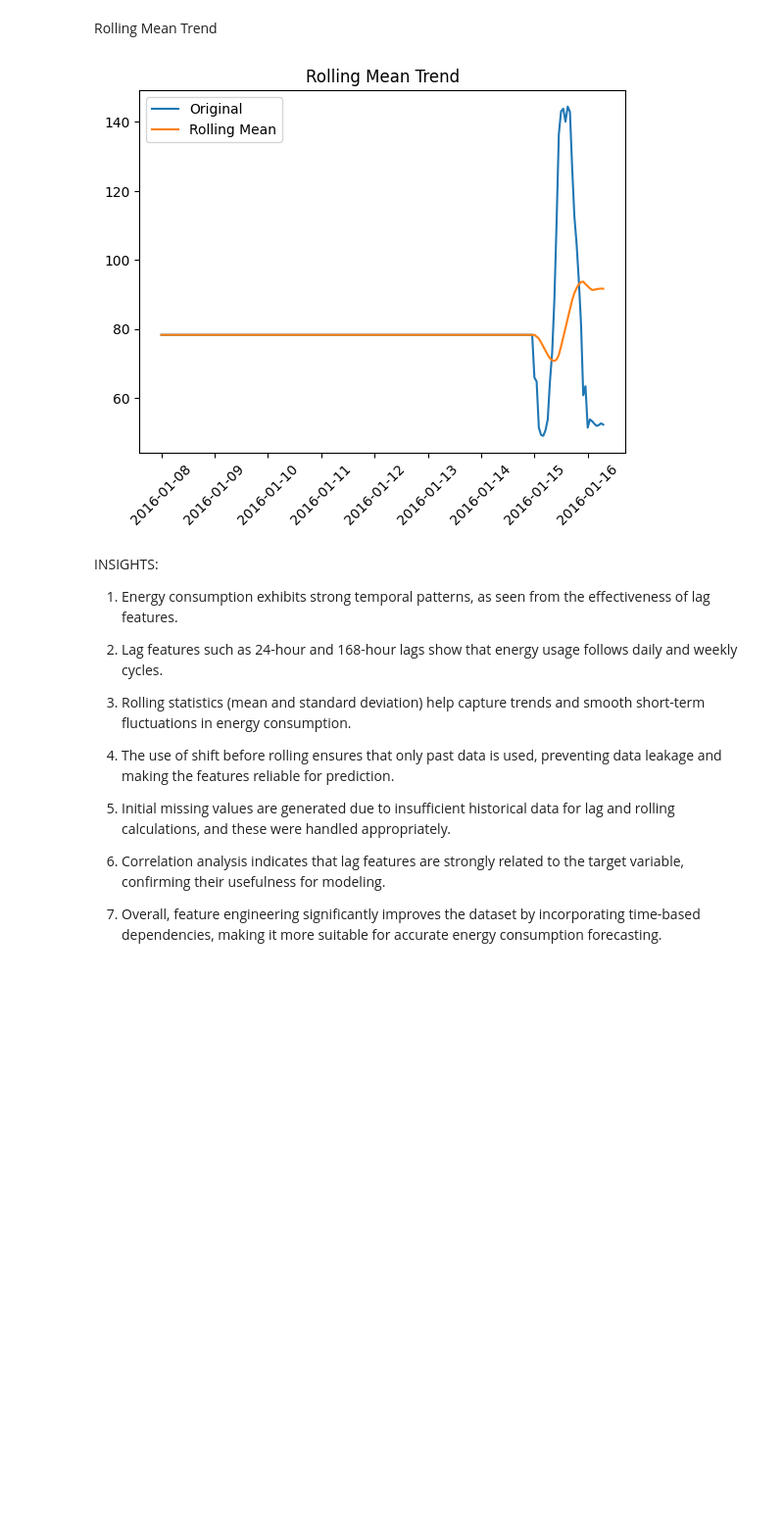
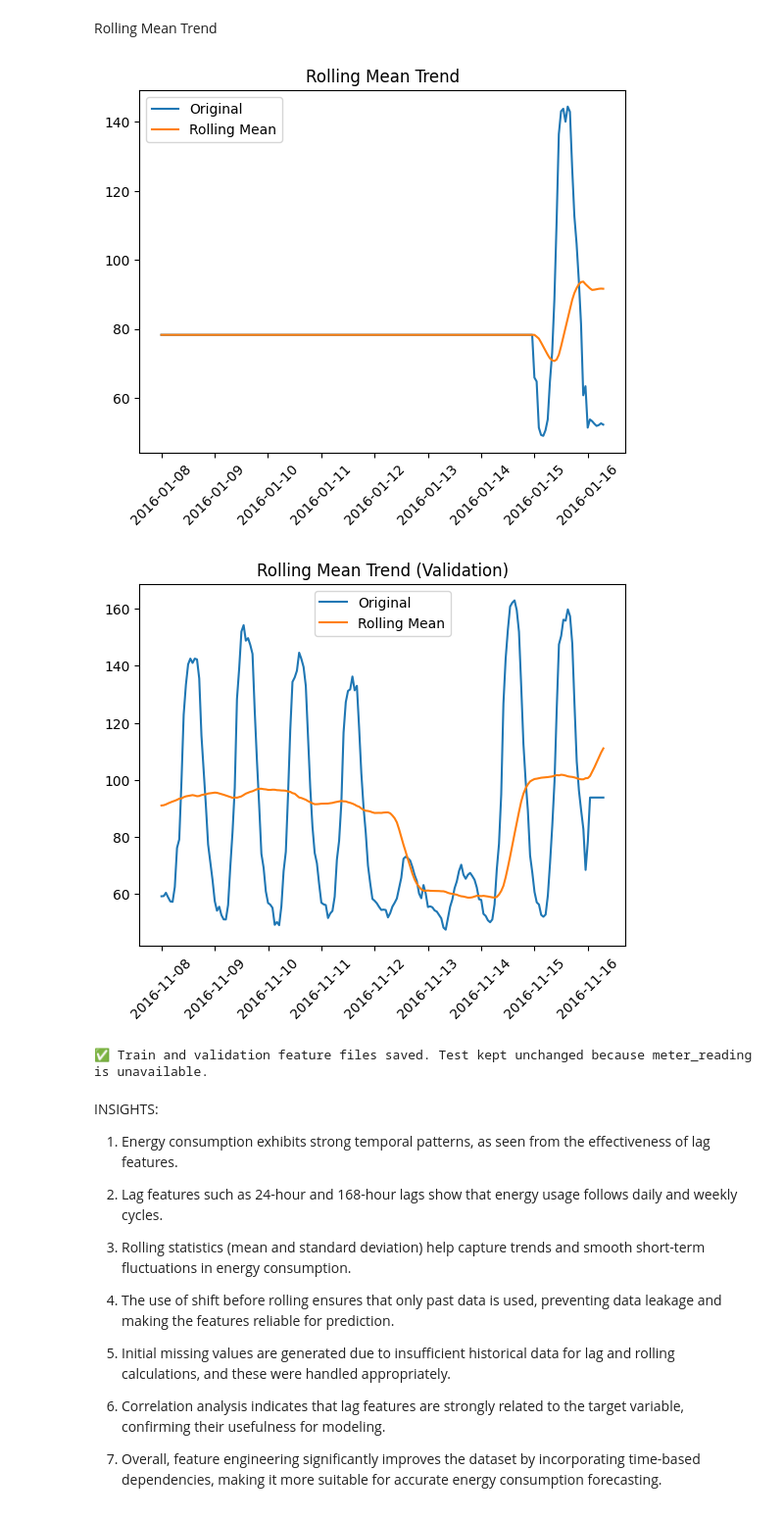
Before and after one commit to ZahraSabouri/CMT307_GreatEnergyPredictor, a Jupyter notebook: notebooks/Shivalika_Time_Series_Patterns.ipynb, the cells around one changed output. Shown at 98% size. Saved outputs shown, nothing was run; the diff lists cells and outputs as text; code cells hidden in the pictures; blank space fills up the shorter version.

```diff
--- a/notebooks/Shivalika_Time_Series_Patterns.ipynb
+++ b/notebooks/Shivalika_Time_Series_Patterns.ipynb
@@ -579,14 +721,23 @@ The lag feature clearly represents past values of the original time series.
 Rolling Mean Trend
 # %%
 plt.figure()
-plt.plot(sample['timestamp'], sample['meter_reading'], label='Original')
-plt.plot(sample['timestamp'], sample['rolling_mean_24h'], label='Rolling Mean')
+plt.plot(sample1['timestamp'], sample1['meter_reading'], label='Original')
+plt.plot(sample1['timestamp'], sample1['rolling_mean_24h'], label='Rolling Mean')
 plt.legend()
 plt.title("Rolling Mean Trend")
 plt.xticks(rotation=45)
 plt.show()
+
+
+plt.plot(sample2['timestamp'], sample2['meter_reading'], label='Original')
+plt.plot(sample2['timestamp'], sample2['rolling_mean_24h'], label='Rolling Mean')
+plt.legend()
+plt.title("Rolling Mean Trend (Validation)")
+plt.xticks(rotation=45)
+plt.show()
 # %% [output]
 [figure]
+[figure, added]
 # %%
 # ==============================
 # SAVE DATA
@@ -600,9 +751,15 @@ output_path = "../data_processed"
 os.makedirs(output_path, exist_ok=True)
 
 train_df.to_csv(output_path + "/final_train_with_features.csv", index=False)
-test_df.to_csv(output_path + "/final_test_with_features.csv", index=False)
+val_df.to_csv(output_path + "/final_val_with_features.csv", index=False)
 
-print("✅ Files saved using relative path!")
+# Test has no meter_reading, so lag/rolling target-history features cannot be created here
+# without recursive model predictions. Test-time lag features are deferred to the model notebook.
+test_df.to_csv(output_path + "/final_test.csv", index=False)
+
+print("Files saved. ")
+# %% [output]
+✅ Train and validation feature files saved. Test kept unchanged because meter_reading is unavailable.
 # %% [markdown]
 INSIGHTS:
 
```
Also changed, not shown: parts of 19 cells of this notebook.
